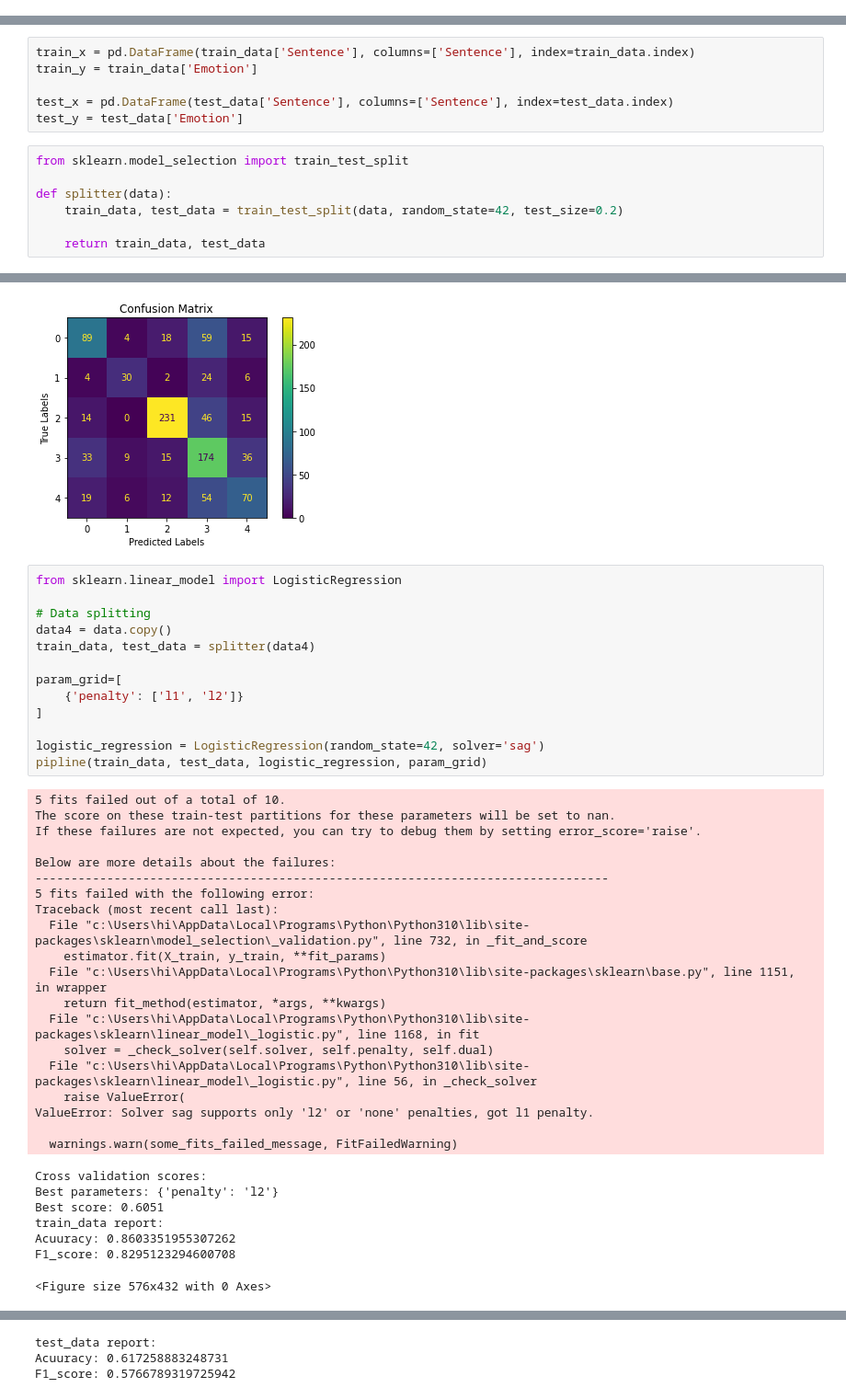
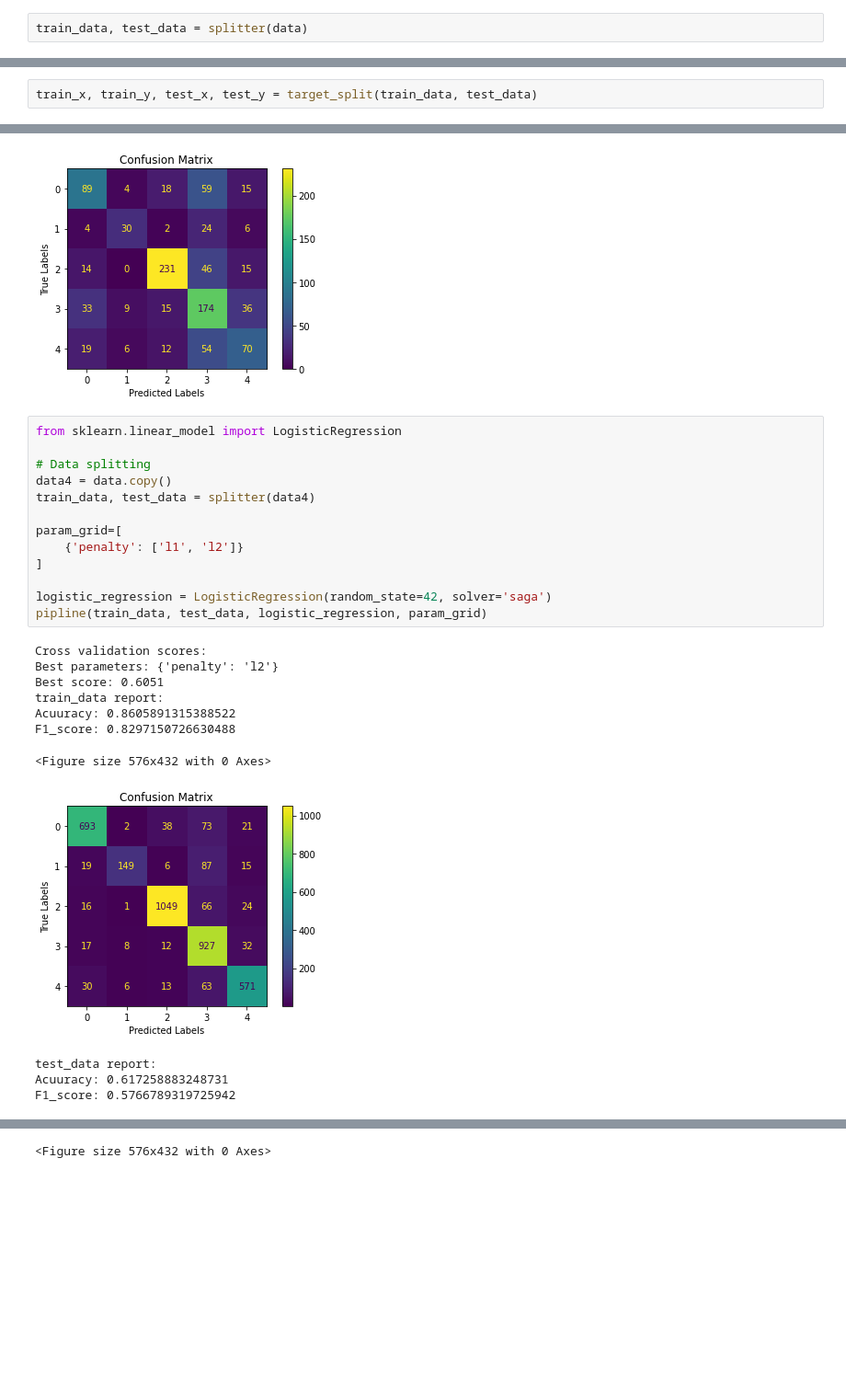
Before and after one commit to alib2014/Persian_sentiment_analysis, a Jupyter notebook: persian_sa.ipynb, the cells around one changed output, grey strips where cells are left out. Shown at 92% size. Cells and saved outputs as stored; diff of their text form; blank space fills up the shorter version.

```diff
--- a/persian_sa.ipynb
+++ b/persian_sa.ipynb
@@ -183,3 +188,5 @@ train_data, test_data = train_test_split(data, random_state=42, test_size=0.2)
+# %%
+train_data, test_data = splitter(data)
 # %%
 plt.figure(figsize=(12, 6))
 sns.countplot(data=train_data, x='Emotion', palette='plasma')
@@ -195,19 +202,6 @@ print(test_data.shape)
 # %% [output]
 (3938, 2)
 (985, 2)
-# %%
-train_x = pd.DataFrame(train_data['Sentence'], columns=['Sentence'], index=train_data.index)
-train_y = train_data['Emotion']
-
-test_x = pd.DataFrame(test_data['Sentence'], columns=['Sentence'], index=test_data.index)
-test_y = test_data['Emotion']
-# %%
-from sklearn.model_selection import train_test_split
-
-def splitter(data):
-    train_data, test_data = train_test_split(data, random_state=42, test_size=0.2)
-
-    return train_data, test_data
 # %%
 def target_split(train_data, test_data):
     train_x = pd.DataFrame(train_data['Sentence'], columns=['Sentence'], index=train_data.index)
@@ -217,6 +211,8 @@ def target_split(train_data, test_data):
     test_y = test_data['Emotion']
 
     return train_x, train_y, test_x, test_y
+# %%
+train_x, train_y, test_x, test_y = target_split(train_data, test_data)
 # %% [markdown]
 # Feature engineering
 # %%
@@ -436,40 +439,25 @@ F1_score: 0.5700030787247256
 # %%
 from sklearn.linear_model import LogisticRegression
 
 # Data splitting
 data4 = data.copy()
 train_data, test_data = splitter(data4)
 
 param_grid=[
     {'penalty': ['l1', 'l2']}
 ]
 
-logistic_regression = LogisticRegression(random_state=42, solver='sag')
+logistic_regression = LogisticRegression(random_state=42, solver='saga')
 pipline(train_data, test_data, logistic_regression, param_grid)
 # %% [output]
-5 fits failed out of a total of 10.
-The score on these train-test partitions for these parameters will be set to nan.
-If these failures are not expected, you can try to debug them by setting error_score='raise'.
-
-Below are more details about the failures:
---------------------------------------------------------------------------------
-5 fits failed with the following error:
-Traceback (most recent call last):
-  File "c:\Users\hi\AppData\Local\Programs\Python\Python310\lib\site-packages\sklearn\model_selection\_validation.py", line 732, in _fit_and_score
-    estimator.fit(X_train, y_train, **fit_params)
-  File "c:\Users\hi\AppData\Local\Programs\Python\Python310\lib\site-packages\sklearn\base.py", line 1151, in wrapper
-    return fit_method(estimator, *args, **kwargs)
-  File "c:\Users\hi\AppData\Local\Programs\Python\Python310\lib\site-packages\sklearn\linear_model\_logistic.py", line 1168, in fit
-    solver = _check_solver(self.solver, self.penalty, self.dual)
-  File "c:\Users\hi\AppData\Local\Programs\Python\Python310\lib\site-packages\sklearn\linear_model\_logistic.py", line 56, in _check_solver
-    raise ValueError(
-ValueError: Solver sag supports only 'l2' or 'none' penalties, got l1 penalty.
-
-  warnings.warn(some_fits_failed_message, FitFailedWarning)
+Cross validation scores:
+Best parameters: {'penalty': 'l2'}
+Best score: 0.6051
+train_data report:
+Acuuracy: 0.8605891315388522
+F1_score: 0.8297150726630488
-Cross validation scores:
-Best parameters: {'penalty': 'l2'}
-Best score: 0.6051
-train_data report:
-Acuuracy: 0.8603351955307262
-F1_score: 0.8295123294600708
+<Figure size 576x432 with 0 Axes>
+[figure]
-<Figure size 576x432 with 0 Axes>
+test_data report:
+Acuuracy: 0.617258883248731
+F1_score: 0.5766789319725942
@@ -477,3 +464 @@ F1_score: 0.8295123294600708
-test_data report:
-Acuuracy: 0.617258883248731
-F1_score: 0.5766789319725942
+<Figure size 576x432 with 0 Axes>
```
Also changed, not shown: parts of 26 cells of this notebook.
